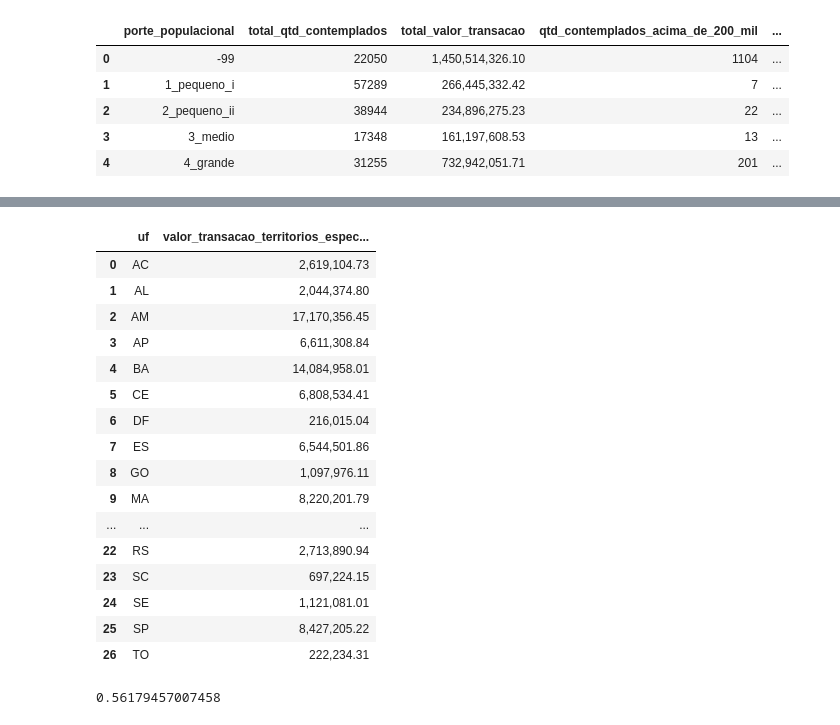
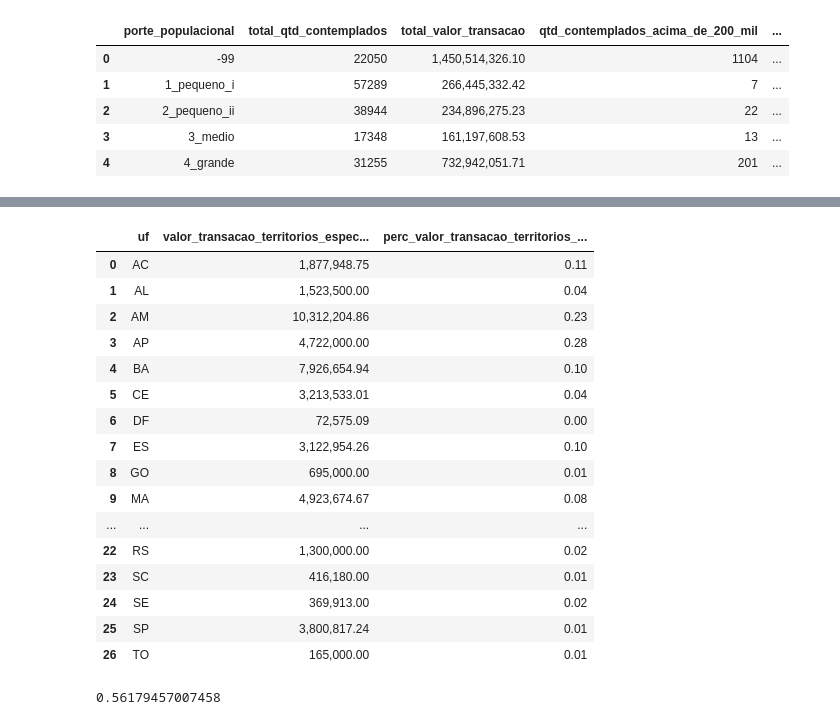
Before and after one commit to SGE-Subsecretaria-de-Gestao-Estrategica/pnab-data-vis, a Jupyter notebook: src/notebooks/gabriel_create_csv.ipynb, the cells around one changed output, grey strips where cells are left out. Drawn from its saved outputs; the diff is of its cells as text; code cells hidden in the pictures.

```diff
--- a/src/notebooks/gabriel_create_csv.ipynb
+++ b/src/notebooks/gabriel_create_csv.ipynb
@@ -263,5 +263,5 @@ df_resumo_faixas_porte_cut = df_resumo_faixas_porte[df_resumo_faixas_porte['port
 df_territorios_especiais = territorial.resumo_territorios_especiais_por_uf(df_cubo=df_cubo)
 df_territorios_especiais.to_csv(settings.DATA_PATH_SECTION2 / 'territorios_especiais_por_uf.csv')
 # %%
-df_territorios_especiais = territorial.resumo_territorios_especiais_por_uf(df_cubo=df_cubo, visao='MUNICIPIO')
-df_territorios_especiais.to_csv(settings.DATA_PATH_SECTION2 / 'territorios_especiais_por_municipio.csv')
+df_territorios_especiais = territorial.resumo_territorios_especiais_por_uf(df_cubo=df_cubo, visao='ESTADO')
+# df_territorios_especiais.to_csv(settings.DATA_PATH_SECTION2 / 'territorios_especiais_por_municipio.csv')
@@ -270,23 +274,23 @@ ValueError: visao deve ser 'ESTADO' ou 'UF'.
 # %%
-df_territorios_especiais[['uf','valor_transacao_territorios_especiais']]
+df_territorios_especiais[['uf','valor_transacao_territorios_especiais', 'perc_valor_transacao_territorios_especiais_uf']]
 # %% [output]
-|  | uf | valor_transacao_territorios_espec... |
-| 0 | AC | 2,619,104.73 |
-| 1 | AL | 2,044,374.80 |
-| 2 | AM | 17,170,356.45 |
-| 3 | AP | 6,611,308.84 |
-| 4 | BA | 14,084,958.01 |
-| 5 | CE | 6,808,534.41 |
-| 6 | DF | 216,015.04 |
-| 7 | ES | 6,544,501.86 |
-| 8 | GO | 1,097,976.11 |
-| 9 | MA | 8,220,201.79 |
-| ... | ... | ... |
-| 22 | RS | 2,713,890.94 |
-| 23 | SC | 697,224.15 |
-| 24 | SE | 1,121,081.01 |
-| 25 | SP | 8,427,205.22 |
-| 26 | TO | 222,234.31 |
+|  | uf | valor_transacao_territorios_espec... | perc_valor_transacao_territorios_... |
+| 0 | AC | 1,877,948.75 | 0.11 |
+| 1 | AL | 1,523,500.00 | 0.04 |
+| 2 | AM | 10,312,204.86 | 0.23 |
+| 3 | AP | 4,722,000.00 | 0.28 |
+| 4 | BA | 7,926,654.94 | 0.10 |
+| 5 | CE | 3,213,533.01 | 0.04 |
+| 6 | DF | 72,575.09 | 0.00 |
+| 7 | ES | 3,122,954.26 | 0.10 |
+| 8 | GO | 695,000.00 | 0.01 |
+| 9 | MA | 4,923,674.67 | 0.08 |
+| ... | ... | ... | ... |
+| 22 | RS | 1,300,000.00 | 0.02 |
+| 23 | SC | 416,180.00 | 0.01 |
+| 24 | SE | 369,913.00 | 0.02 |
+| 25 | SP | 3,800,817.24 | 0.01 |
+| 26 | TO | 165,000.00 | 0.01 |
 # %%
 411762864.83/732942051.71
 # %% [output]
```
Also changed, not shown: parts of 2 cells of this notebook.
